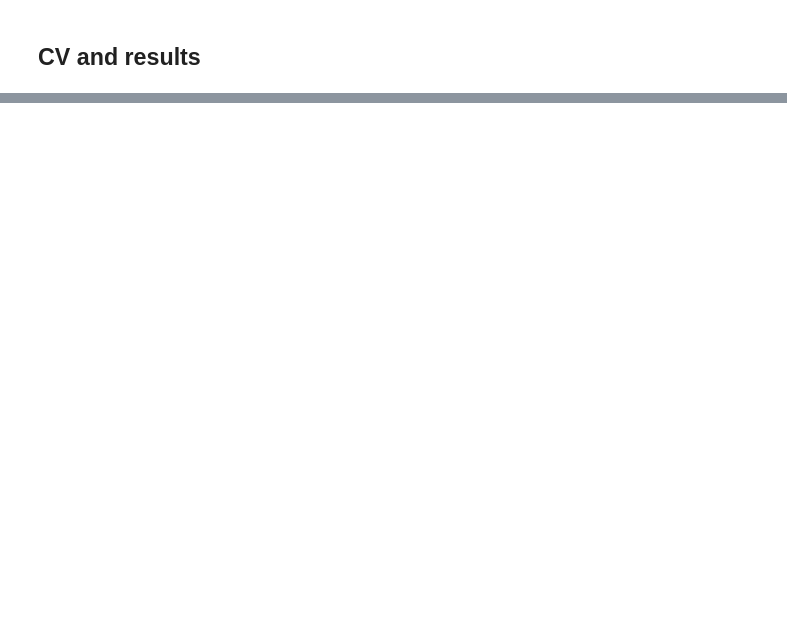
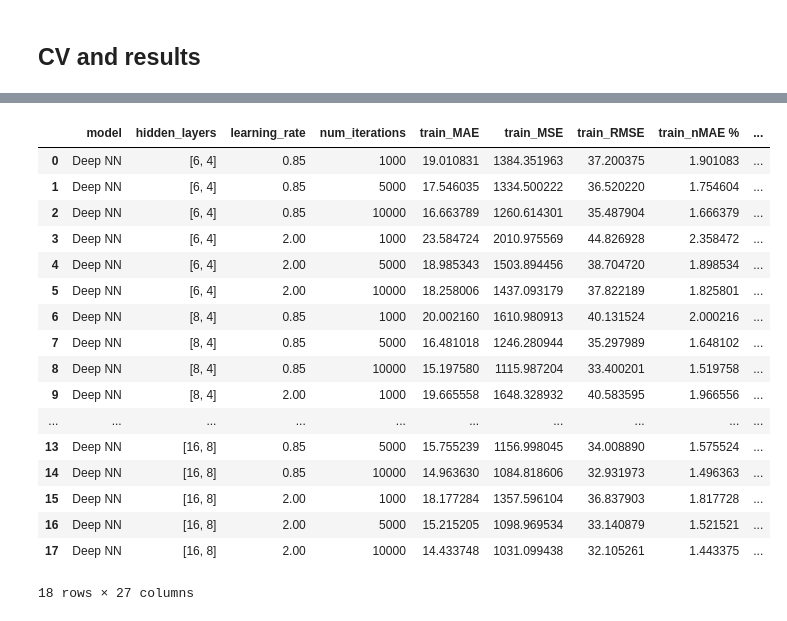
Before and after one commit to Natha-tc/MJ2507-AI-Project---Solar, a Jupyter notebook: 03_DeepNN.ipynb, the cells around one changed output, grey strips where cells are left out. Drawn from its saved outputs; the diff is of its cells as text; code cells hidden in the pictures; blank space fills up the shorter version.

```diff
--- a/03_DeepNN.ipynb
+++ b/03_DeepNN.ipynb
@@ -168,27 +232,49 @@ hidden_layers_list = [[6, 4], [8, 4], [16, 8]]     # sizes of the hidden layers
 learning_rates = [0.85, 2.0]
 iterations_list = [1000, 5000, 10000]
 
+cv_results = []
 best_rmse = np.inf
+tic_cv = perf_counter()
 
 for hidden_layers in hidden_layers_list:
     for learning_rate in learning_rates:
         for num_iterations in iterations_list:
-            scores = cross_validate(hidden_layers, num_iterations, learning_rate)
-            mean_scores = scores.mean(axis=0)      # mean MAE, RMSE, R2 over the folds
-            print("hidden layers:", hidden_layers, "| learning rate:", learning_rate, "| iterations:", num_iterations, "| mean MAE, RMSE, R2:", mean_scores)
+            train_scores, val_scores, train_times = cross_validate(hidden_layers, num_iterations, learning_rate)
 
-            if mean_scores[1] < best_rmse:         # the mean RMSE decides
-                best_rmse = mean_scores[1]
+            # one row per setting: mean over the folds (and std of the validation errors)
+            row = {"model": model_name, "hidden_layers": str(hidden_layers), "learning_rate": learning_rate, "num_iterations": num_iterations}
+            row.update(train_scores.mean().add_prefix("train_").to_dict())
+            row.update(val_scores.mean().add_prefix("val_").to_dict())
+            row.update(val_scores.std(ddof=0).add_prefix("val_std_").to_dict())
+            row["train_time_per_fold_s"] = np.mean(train_times)
+            row["time_per_iteration_ms"] = np.mean(train_times) / num_iterations * 1000
+            cv_results.append(row)
+
+            print("hidden layers:", hidden_layers, "| learning rate:", learning_rate, "| iterations:", num_iterations,
+                  "| mean val MAE = %.2f, RMSE = %.2f, R2 = %.4f" % (row["val_MAE"], row["val_RMSE"], row["val_R2"]),
+                  "| training time per fold = %.2f s" % row["train_time_per_fold_s"])
+
+            if row["val_RMSE"] < best_rmse:         # the mean validation RMSE decides
+                best_rmse = row["val_RMSE"]
                 best_hidden_layers = hidden_layers
                 best_learning_rate = learning_rate
                 best_num_iterations = num_iterations
+                best = row
+                best_val_scores = val_scores
+
+toc_cv = perf_counter()
+cv_results = pd.DataFrame(cv_results)
 
 print("best setting: hidden layers =", best_hidden_layers, ", learning rate =", best_learning_rate, ", iterations =", best_num_iterations, ", mean RMSE =", best_rmse)
+print("total time of the grid search: %.1f s" % (toc_cv - tic_cv))
 
-# scores per fold for the best setting
-scores = cross_validate(best_hidden_layers, best_num_iterations, best_learning_rate, print_folds=True)
-print("MAE, RMSE, R2 per fold:")
-print(scores)
-print("mean:", scores.mean(axis=0))
-print("std:", scores.std(axis=0))
+# periods and validation errors per fold for the best setting
+for fold, (train_idx, val_idx) in enumerate(tscv.split(train_set_x_orig)):
+    print("fold", fold + 1, "| training:", time[train_idx[0]], "to", time[train_idx[-1]], "| validation:", time[val_idx[0]], "to", time[val_idx[-1]])
+
+best_val_scores.index = ["fold %d" % (k + 1) for k in range(n_splits)]
+print("validation errors per fold:")
+print(best_val_scores)
+
+cv_results
 # %% [output]
@@ -212,3 +298,21 @@ std: [4.66536303 6.92400683 0.01432718]
+|  | model | hidden_layers | learning_rate | num_iterations | train_MAE | train_MSE | train_RMSE | train_nMAE % | ... |
+| 0 | Deep NN | [6, 4] | 0.85 | 1000 | 19.010831 | 1384.351963 | 37.200375 | 1.901083 | ... |
+| 1 | Deep NN | [6, 4] | 0.85 | 5000 | 17.546035 | 1334.500222 | 36.520220 | 1.754604 | ... |
+| 2 | Deep NN | [6, 4] | 0.85 | 10000 | 16.663789 | 1260.614301 | 35.487904 | 1.666379 | ... |
+| 3 | Deep NN | [6, 4] | 2.00 | 1000 | 23.584724 | 2010.975569 | 44.826928 | 2.358472 | ... |
+| 4 | Deep NN | [6, 4] | 2.00 | 5000 | 18.985343 | 1503.894456 | 38.704720 | 1.898534 | ... |
+| 5 | Deep NN | [6, 4] | 2.00 | 10000 | 18.258006 | 1437.093179 | 37.822189 | 1.825801 | ... |
+| 6 | Deep NN | [8, 4] | 0.85 | 1000 | 20.002160 | 1610.980913 | 40.131524 | 2.000216 | ... |
+| 7 | Deep NN | [8, 4] | 0.85 | 5000 | 16.481018 | 1246.280944 | 35.297989 | 1.648102 | ... |
+| 8 | Deep NN | [8, 4] | 0.85 | 10000 | 15.197580 | 1115.987204 | 33.400201 | 1.519758 | ... |
+| 9 | Deep NN | [8, 4] | 2.00 | 1000 | 19.665558 | 1648.328932 | 40.583595 | 1.966556 | ... |
+| ... | ... | ... | ... | ... | ... | ... | ... | ... | ... |
+| 13 | Deep NN | [16, 8] | 0.85 | 5000 | 15.755239 | 1156.998045 | 34.008890 | 1.575524 | ... |
+| 14 | Deep NN | [16, 8] | 0.85 | 10000 | 14.963630 | 1084.818606 | 32.931973 | 1.496363 | ... |
+| 15 | Deep NN | [16, 8] | 2.00 | 1000 | 18.177284 | 1357.596104 | 36.837903 | 1.817728 | ... |
+| 16 | Deep NN | [16, 8] | 2.00 | 5000 | 15.215205 | 1098.969534 | 33.140879 | 1.521521 | ... |
+| 17 | Deep NN | [16, 8] | 2.00 | 10000 | 14.433748 | 1031.099438 | 32.105261 | 1.443375 | ... |
+18 rows × 27 columns
 # %%
 # ---------- final model: whole training set, evaluation on the test set ----------
 scaler_x = MinMaxScaler(feature_range=(0,1))
```
Also changed, not shown: parts of 16 cells of this notebook, 2 other files.
